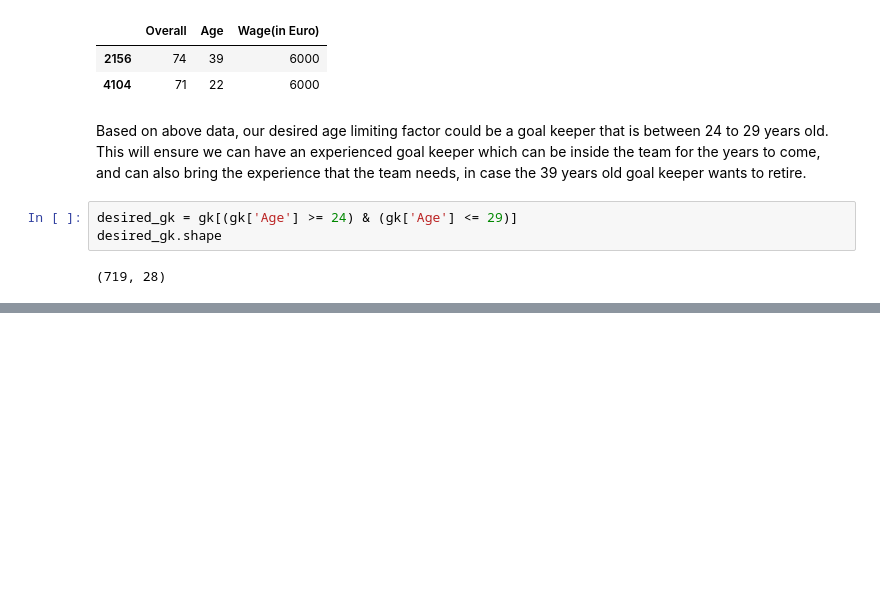
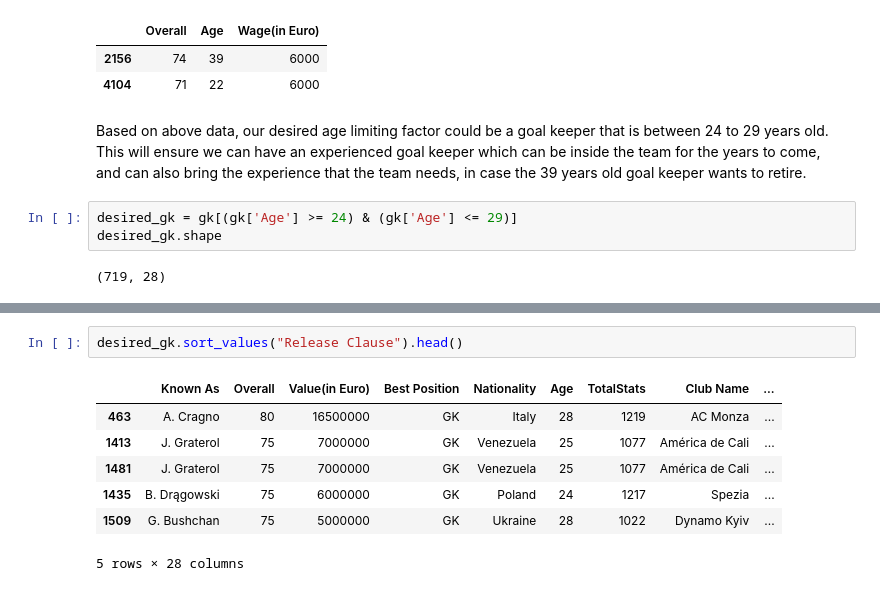
Before and after one commit to skhoso/project-fifa-moneyball, a Jupyter notebook: ajax-team.ipynb, the cells around one changed output, grey strips where cells are left out. Drawn from its saved outputs; the diff is of its cells as text; blank space fills up the shorter version.

```diff
--- a/ajax-team.ipynb
+++ b/ajax-team.ipynb
@@ -272,0 +319,10 @@ sns.pairplot(data[['Age','Overall', 'Wage(in Euro)','GK Rating']],hue='Age',heig
+# %%
+desired_gk.sort_values("Release Clause").head()
+# %% [output]
+|  | Known As | Overall | Value(in Euro) | Best Position | Nationality | Age | TotalStats | Club Name | ... |
+| 463 | A. Cragno | 80 | 16500000 | GK | Italy | 28 | 1219 | AC Monza | ... |
+| 1413 | J. Graterol | 75 | 7000000 | GK | Venezuela | 25 | 1077 | América de Cali | ... |
+| 1481 | J. Graterol | 75 | 7000000 | GK | Venezuela | 25 | 1077 | América de Cali | ... |
+| 1435 | B. Drągowski | 75 | 6000000 | GK | Poland | 24 | 1217 | Spezia | ... |
+| 1509 | G. Bushchan | 75 | 5000000 | GK | Ukraine | 28 | 1022 | Dynamo Kyiv | ... |
+5 rows × 28 columns
```
Also changed, not shown: parts of 8 cells of this notebook.
